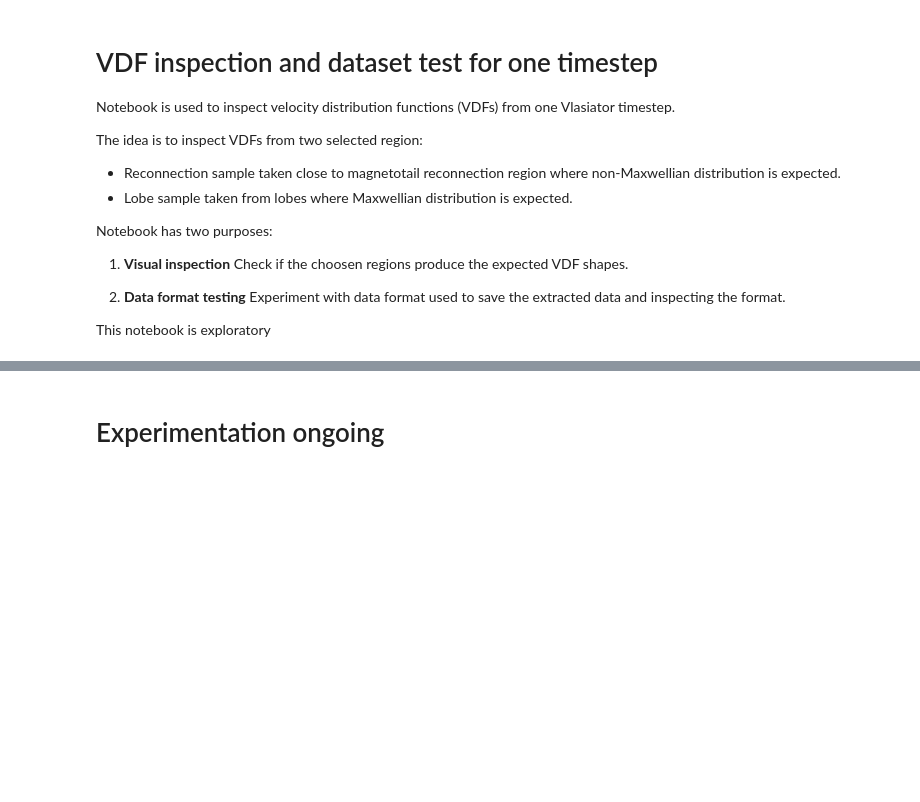
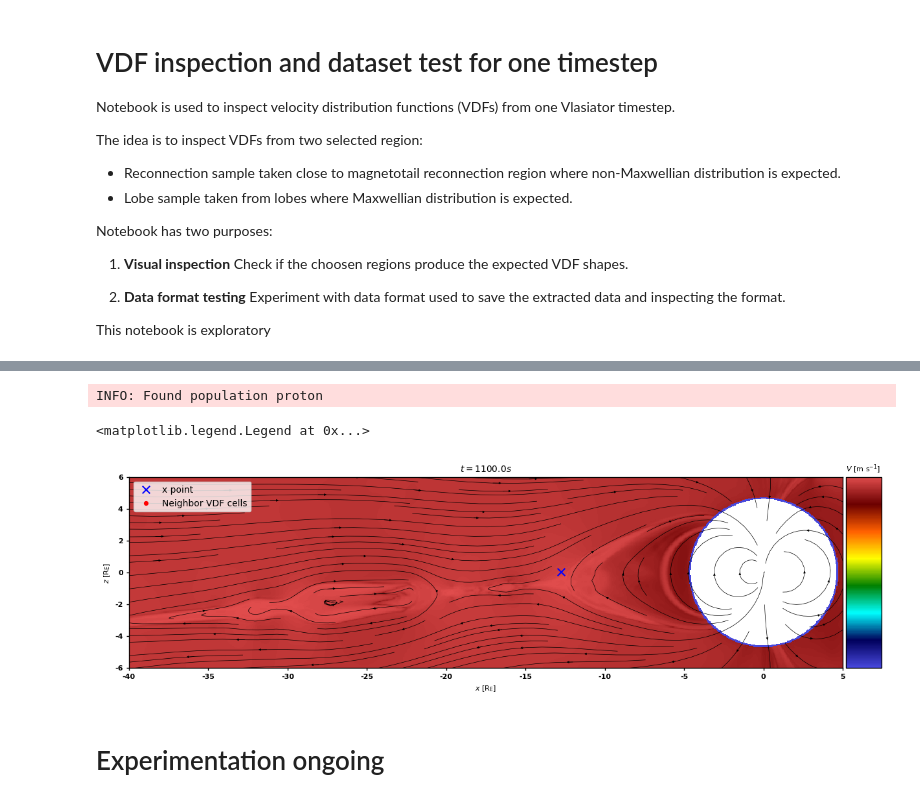
Before and after one commit to sJYRINKI/vdf-ml, a Jupyter notebook: notebooks/01_vdf_inspecting.ipynb, the cells around one changed output, grey strips where cells are left out. Saved outputs shown, nothing was run; the diff lists cells and outputs as text; code cells hidden in the pictures; blank space fills up the shorter version.

```diff
--- a/notebooks/01_vdf_inspecting.ipynb
+++ b/notebooks/01_vdf_inspecting.ipynb
@@ -35,7 +35,7 @@ sys.path.insert(0, "/home/jysa/vdf-ml/externals/analysator")
 
 import analysator as pt
 # %%
-t = 100
+t = 2200
 VDFlim = 2e6
 R_EARTH = 6.371e6
 cellid = 3601701
@@ -43,7 +43,7 @@ cellid = 3601701
 labels = np.array([1, 0])
 label_names = ["reconnection", "lobe"]
 
-fileLocation = "/wrk-vakka/group/spacephysics/vlasiator/2D/BCQ/bulk/"
+fileLocation = "/wrk-vakka/group/spacephysics/vlasiator/2D/BFD/bulk/"
 bulkName = "bulk.000"+str(t)+".vlsv"
 fileName = fileLocation + bulkName
 
@@ -190,9 +208,9 @@ pt.plot.plot_colormap(
     filename=fileName,
     axes=ax1,
     boxre=[-40, 5, -6, 6],
-    #var = "rho",
-    expression=expr_velocity,
-    operator="x",
+    var = "V",
+    #expression=expr_velocity,
+    #operator="x",
     vmin=-1.5e6,
     vmax=1.5e6,
     streamlines="B",
@@ -202,33 +220,37 @@ pt.plot.plot_colormap(
 ax1.scatter(
     -12.748156505248897,
     0.009525318118978205,
     marker="x",
     s=70,
     color="blue",
     label="x point"
 )
 
 ax1.scatter(
     coords[:, 0],
     coords[:, 2],
     marker=".",
     s=70,
     color="red",
     label="Neighbor VDF cells",
 )
 
 for i, coord in enumerate(coords, start=1):
     ax1.annotate(
         str(i),
         xy=(coord[0], coord[2]),
         xytext=(5, 5),
         textcoords="offset points",
         color="red",
         fontsize=10,
         weight="bold",
     )
 
 ax1.legend()
+# %% [output]
+INFO: Found population proton
+<matplotlib.legend.Legend at 0x...>
+[figure, added]
 # %%
 cids = []
 
```
Also changed, not shown: parts of 1 cell of this notebook, 6 other files.
